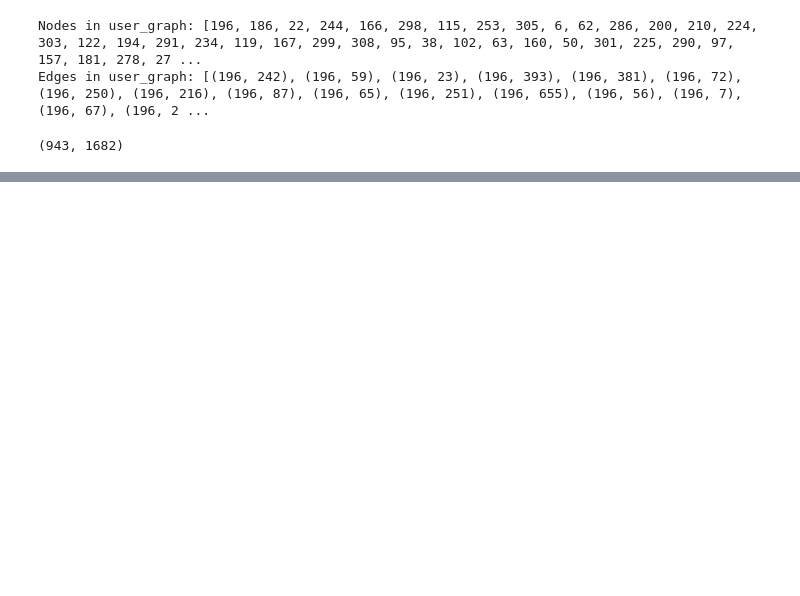
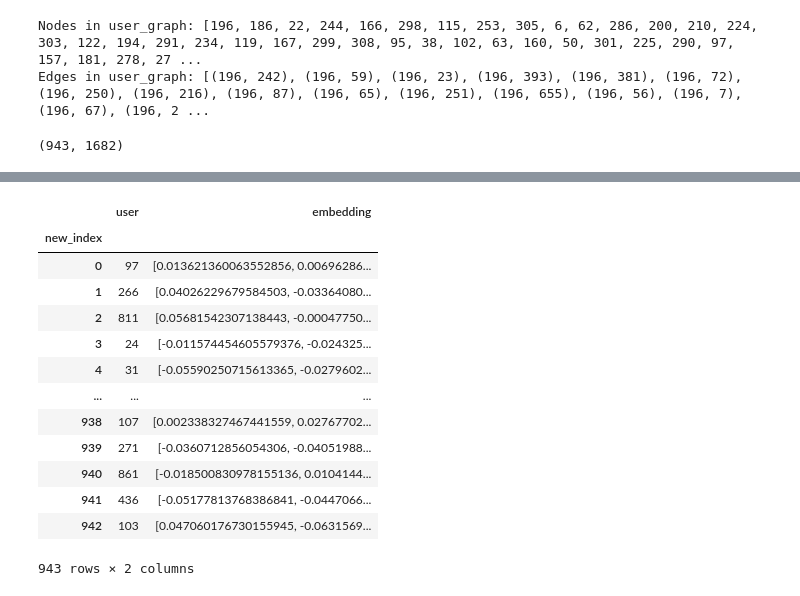
Before and after one commit to PaganMin-11353/dinghui101, a Jupyter notebook: final.ipynb, the cells around one changed output, grey strips where cells are left out. Saved outputs shown, nothing was run; the diff lists cells and outputs as text; code cells hidden in the pictures; blank space fills up the shorter version.

Commit message:
add the reordering mapping to all inputs

```diff
--- a/final.ipynb
+++ b/final.ipynb
@@ -549,4 +554,5 @@ inf_user_input_df.head(),inf_item_input_df.head()
 # %%
+from utils.dataloader import DataLoader
 from utils.data_split import train_test_split
 
 movie_data = DataLoader(size="100k")
@@ -559,3 +565,6 @@ item_list = ratings['item'].unique().tolist()
 
 user2idx = {user: idx for idx, user in enumerate(user_list)}
 idx2user = {idx: user for user, idx in user2idx.items()}
+
+item2idx = {item:idx for idx, item in enumerate(item_list)}
+idx2item = {idx: item for item, idx in item2idx.items()}
@@ -567,0 +571,28 @@ NameError: name 'user2idx' is not defined
+# %%
+import pandas as pd
+
+def reorder_dataframe(df, user2idx,column):
+    """
+    Reorder a DataFrame based on the user2idx mapping.
+
+    Parameters:
+        df (pd.DataFrame): DataFrame with columns ['user', 'embedding'].
+        user2idx (dict): Dictionary mapping users to their new indices.
+
+    Returns:
+        pd.DataFrame: Reordered DataFrame with new indices based on user2idx.
+    """
+    mapping = user2idx if column == 'user' else item2idx
+    # Shuffle the rows of the DataFrame
+    df = df.sample(frac=1, random_state=42).reset_index(drop=True)
+
+    # Map the 'user' column to the new index using user2idx
+    df['new_index'] = df[column].map(mapping)
+
+    # Sort the DataFrame by the new index
+    df = df.sort_values(by='new_index').set_index('new_index')
+
+    # Drop the 'new_index' column if you want only ['user', 'embedding']
+    df = df[[column, 'embedding']]
+
+    return df
@@ -567,0 +624,3 @@ NameError: name 'user2idx' is not defined
+# %%
+reordered_user_df = reorder_dataframe(full_user_init_embedding,user2idx,'user')
+reordered_item_df = reorder_dataframe(full_item_init_embedding,user2idx,'item')
@@ -567,0 +644,17 @@ NameError: name 'user2idx' is not defined
+# %%
+reordered_user_df
+# %% [output]
+|  | user | embedding |
+| new_index |  |  |
+| 0 | 97 | [0.013621360063552856, 0.00696286... |
+| 1 | 266 | [0.04026229679584503, -0.03364080... |
+| 2 | 811 | [0.05681542307138443, -0.00047750... |
+| 3 | 24 | [-0.011574454605579376, -0.024325... |
+| 4 | 31 | [-0.05590250715613365, -0.0279602... |
+| ... | ... | ... |
+| 938 | 107 | [0.002338327467441559, 0.02767702... |
+| 939 | 271 | [-0.0360712856054306, -0.04051988... |
+| 940 | 861 | [-0.018500830978155136, 0.0104144... |
+| 941 | 436 | [-0.05177813768386841, -0.0447066... |
+| 942 | 103 | [0.047060176730155945, -0.0631569... |
+943 rows × 2 columns
```
Also changed, not shown: parts of 13 cells of this notebook, 7 other files.
